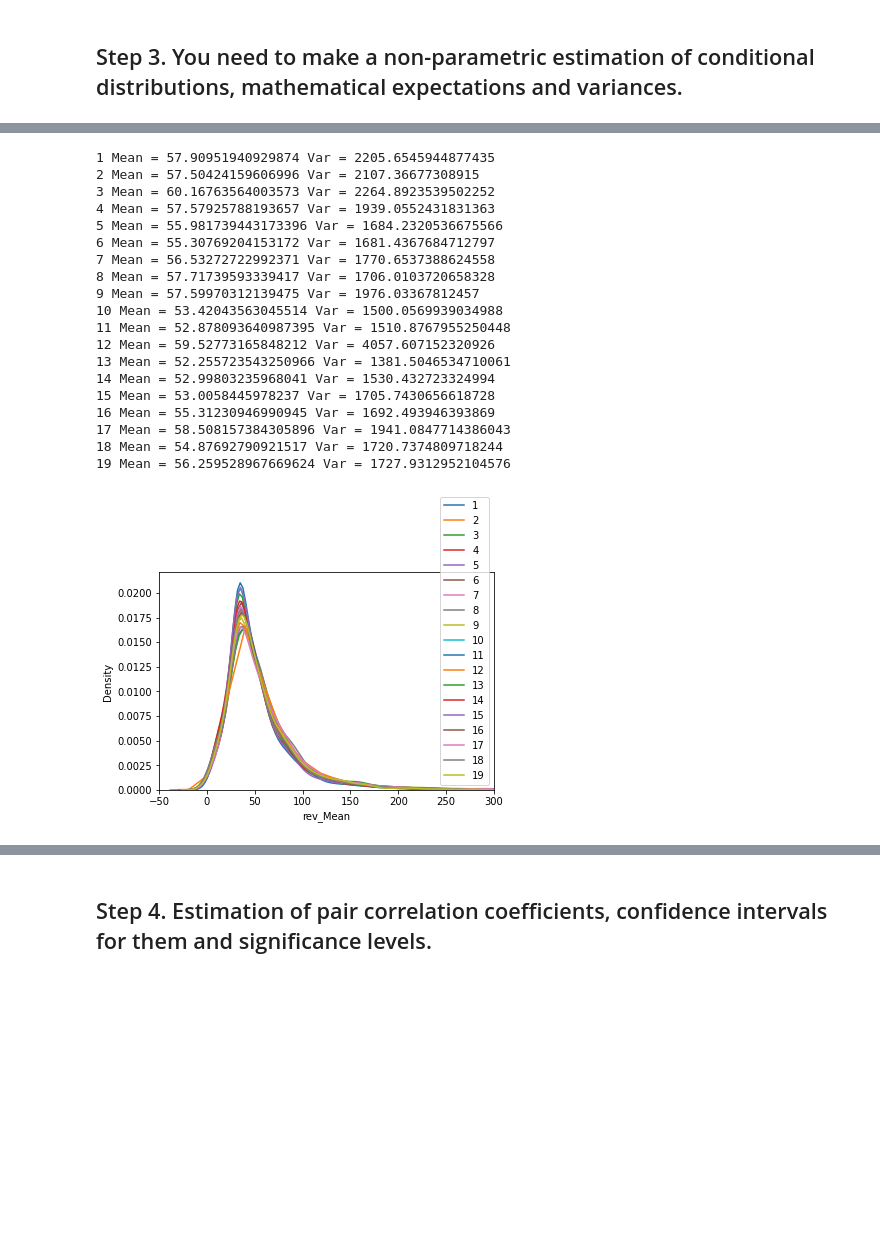
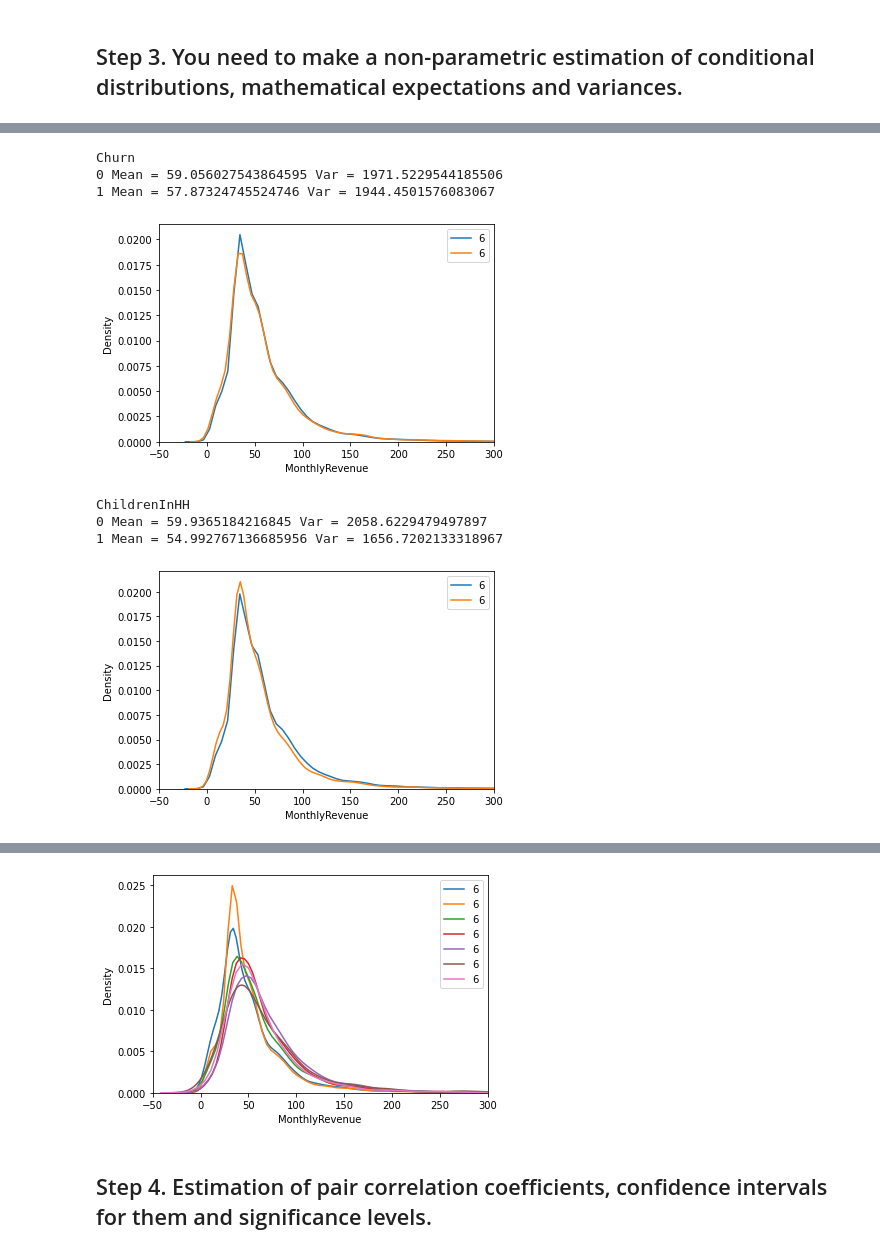
Before and after one commit to zuevmaxim/m-m2021, a Jupyter notebook: lab2.ipynb, the cells around one changed output, grey strips where cells are left out. Cells and saved outputs as stored; diff of their text form; code cells hidden in the pictures; blank space fills up the shorter version.

```diff
--- a/lab2.ipynb
+++ b/lab2.ipynb
@@ -109,3 +186,5 @@ df['rev_Mean'].var()
+# %%
+df_filtered = df[target_features + predict_features]
 # %% [markdown]
 ## Step 3. You need to make a non-parametric estimation of conditional distributions, mathematical expectations and variances.
 # %%
@@ -133,6 +195,0 @@ plt.show()
-# %%
-sns.kdeplot(data=df, x='lor', y='rev_Mean')
-ax = plt.gca()
-ax.set_xlim([-5, 20])
-ax.set_ylim([-25, 170])
-plt.show()
@@ -141,6 +195,0 @@ plt.show()
-# %%
-sns.kdeplot(data=df, x='hnd_price', y='rev_Mean')
-ax = plt.gca()
-ax.set_xlim([-15, 220])
-ax.set_ylim([-25, 170])
-plt.show()
@@ -148,0 +196,8 @@ plt.show()
+# %%
+for target_feature in target_features:
+    for predict_feature in predict_features:
+        sns.kdeplot(data=df_filtered, x=predict_feature, y=target_feature)
+        ax = plt.gca()
+        ax.set_xlim([-150, 250])
+        ax.set_ylim([-25, 200])
+        plt.show()
@@ -149,31 +213,24 @@ plt.show()
 # %%
-regions = np.unique(df['area'])
-for region in regions:
-    data = df[df['area'] == region]['rev_Mean']
-    print(region, "Mean =", data.mean(), "Var =", data.var())
-    sns.kdeplot(data, label=region)
-ax = plt.gca()
-ax.set_xlim([-50, 300])
-plt.legend()
-plt.show()
+for target_feature in target_features:
+    for cat_column in cat_columns:
+        if cat_column not in df_filtered.columns:
+            continue
+        print(cat_column)
+        for cat_column_value in np.unique(df[cat_column]):
+            data = df_filtered[df_filtered[cat_column] == cat_column_value][target_feature]
+            print(cat_column_value, "Mean =", data.mean(), "Var =", data.var())
+            sns.kdeplot(data, label=credit_rating)
+        ax = plt.gca()
+        ax.set_xlim([-50, 300])
+        plt.title = cat_columns
+        plt.legend()
+        plt.show()
 # %% [output]
-1 Mean = 57.90951940929874 Var = 2205.6545944877435
-2 Mean = 57.50424159606996 Var = 2107.36677308915
-3 Mean = 60.16763564003573 Var = 2264.8923539502252
-4 Mean = 57.57925788193657 Var = 1939.0552431831363
-5 Mean = 55.981739443173396 Var = 1684.2320536675566
-6 Mean = 55.30769204153172 Var = 1681.4367684712797
-7 Mean = 56.53272722992371 Var = 1770.6537388624558
-8 Mean = 57.71739593339417 Var = 1706.0103720658328
-9 Mean = 57.59970312139475 Var = 1976.03367812457
-10 Mean = 53.42043563045514 Var = 1500.0569939034988
-11 Mean = 52.878093640987395 Var = 1510.8767955250448
-12 Mean = 59.52773165848212 Var = 4057.607152320926
-13 Mean = 52.255723543250966 Var = 1381.5046534710061
-14 Mean = 52.99803235968041 Var = 1530.432723324994
-15 Mean = 53.0058445978237 Var = 1705.7430656618728
-16 Mean = 55.31230946990945 Var = 1692.493946393869
-17 Mean = 58.508157384305896 Var = 1941.0847714386043
-18 Mean = 54.87692790921517 Var = 1720.7374809718244
-19 Mean = 56.259528967669624 Var = 1727.9312952104576
+Churn
+0 Mean = 59.056027543864595 Var = 1971.5229544185506
+1 Mean = 57.87324745524746 Var = 1944.4501576083067
-[figure, old version]
+[figure, new version]
+ChildrenInHH
+0 Mean = 59.9365184216845 Var = 2058.6229479497897
+1 Mean = 54.992767136685956 Var = 1656.7202133318967
+[figure, added]
@@ -180,3 +245,4 @@ plt.show()
+[figure, added]
 # %% [markdown]
 ## Step 4. Estimation of pair correlation coefficients, confidence intervals for them and significance levels.
 # %%
```
Also changed, not shown: parts of 38 cells of this notebook, 1 other file.
